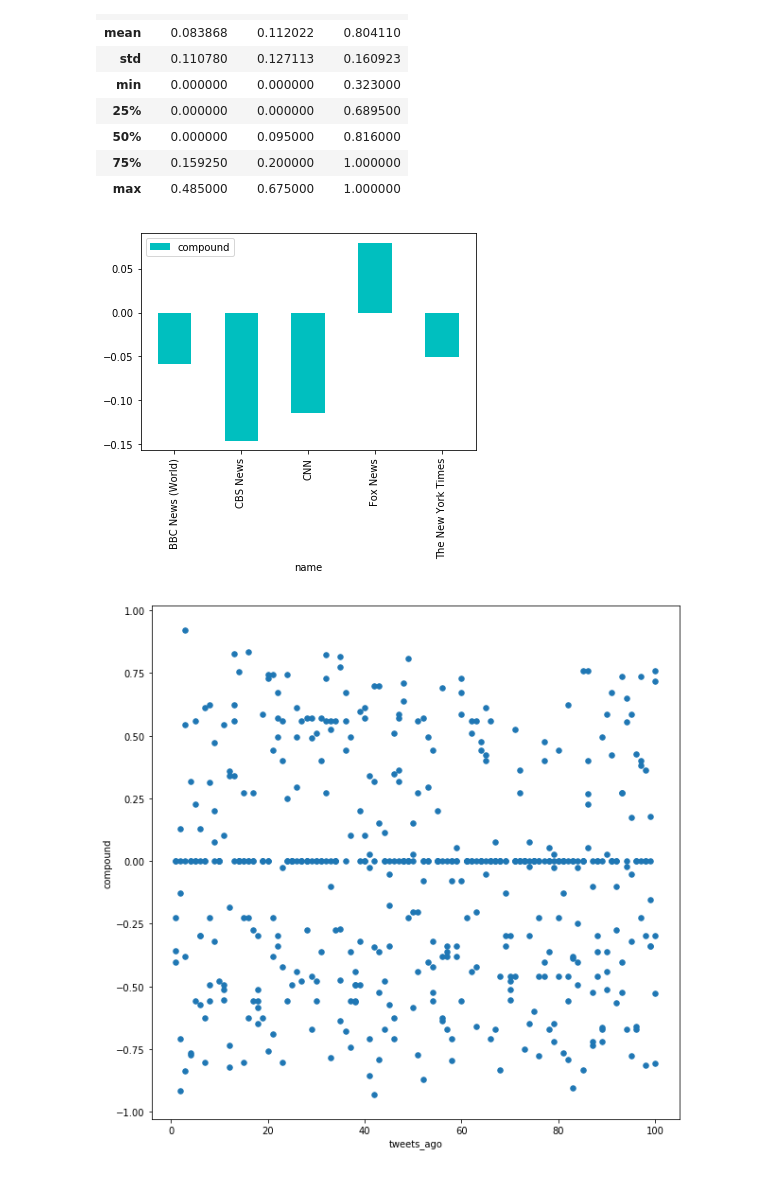
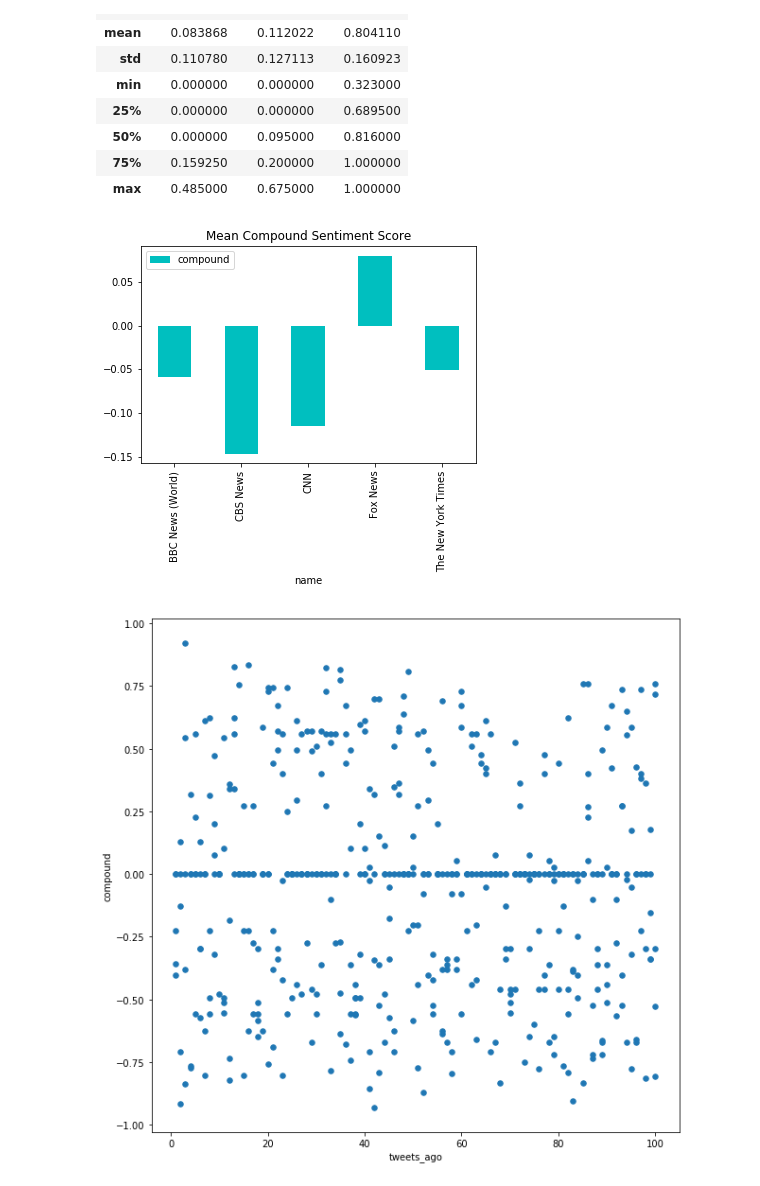
Before and after one commit to jenshurley/hw7, a Jupyter notebook: py_news_mood_v2.ipynb, the cells around one changed output. Cells and saved outputs as stored; diff of their text form; code cells hidden in the pictures.

```diff
--- a/py_news_mood_v2.ipynb
+++ b/py_news_mood_v2.ipynb
@@ -150,9 +150,9 @@ dfbar = shuffled[['name', 'compound']]
 # %%
 dfbar = dfbar.groupby('name').mean()
 # %%
-dfbar.plot.bar(color='c');
+sent_bar = dfbar.plot.bar(color='c', title='Mean Compound Sentiment Score');
 # %% [output]
-[figure, old version]
+[figure, new version]
 # %%
 shuffled.plot.scatter(x='tweets_ago', y='compound', figsize=(10,10), s=30);
 # %% [output]
```
Also changed, not shown: parts of 4 cells of this notebook, 3 other files.
